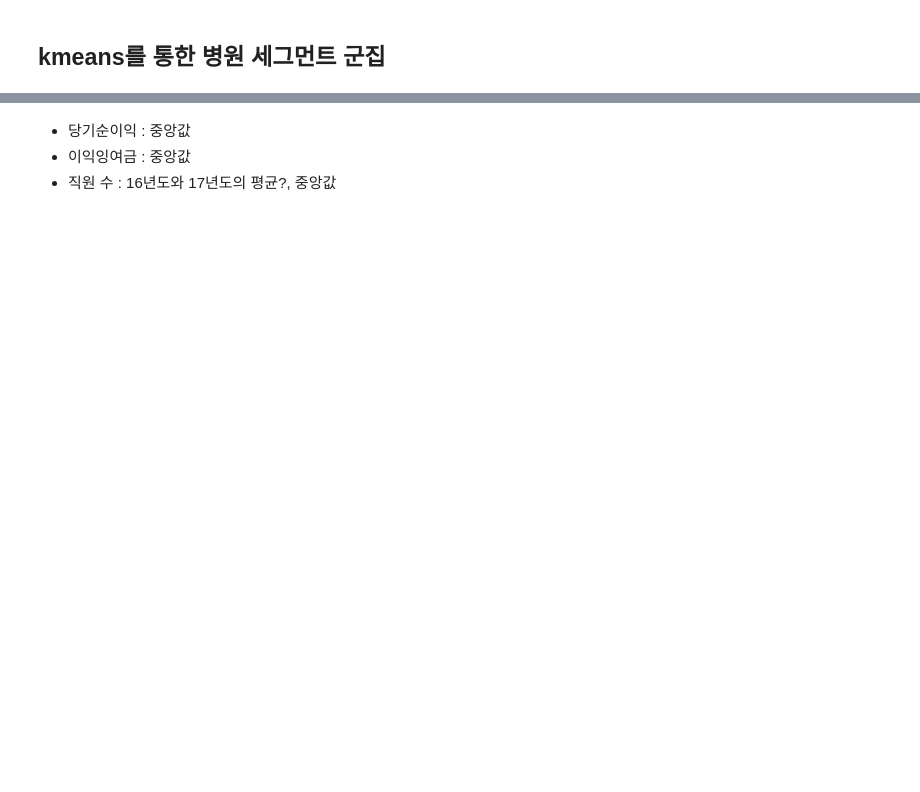
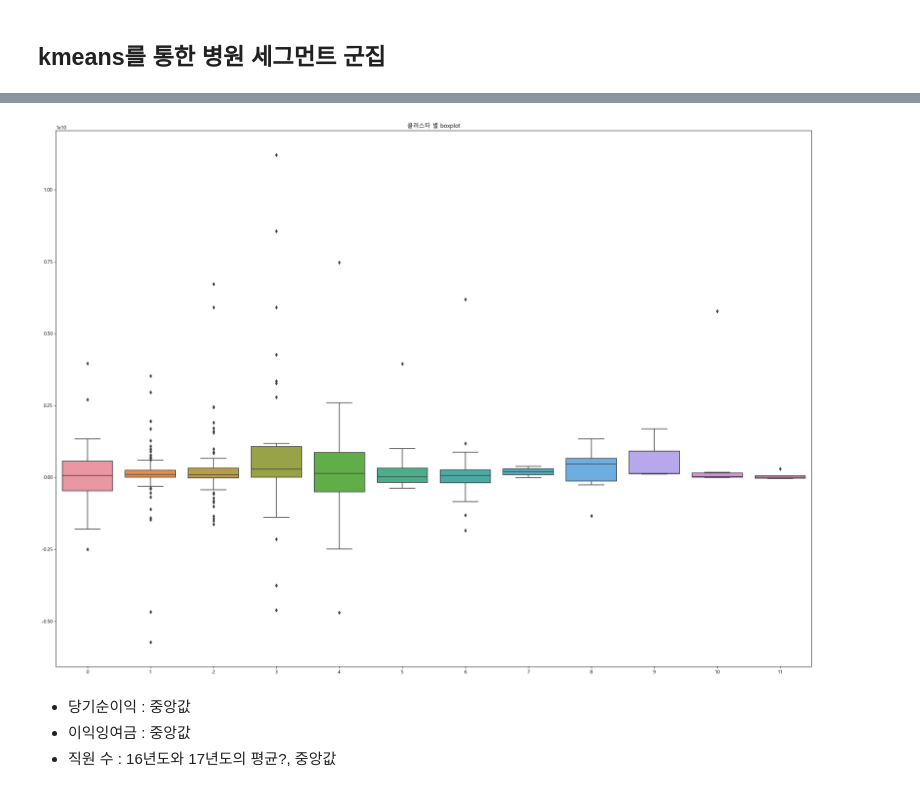
Before and after one commit to nyeokinyeoki/Gym_zalabim, a Jupyter notebook: ipynb/hospital.ipynb, the cells around one changed output, grey strips where cells are left out. Saved outputs shown, nothing was run; the diff lists cells and outputs as text; code cells hidden in the pictures; blank space fills up the shorter version.

```diff
--- a/ipynb/hospital.ipynb
+++ b/ipynb/hospital.ipynb
@@ -401,7 +501,0 @@ memory usage: 708.0+ bytes
-# %%
-# df와 pop(인구수) join
-df_new = pd.merge(df, pop, how="inner", left_on="sido", right_on="행정구역(시군구)별")
-df_clst = pd.merge(df_clst, pop, how="inner", left_on="sido", right_on="행정구역(시군구)별")
-print(df_new.head())
-print("-*-*-*-*-*-*-*-*-*-*-*-*-*-*-*-*-*-*-*-*-*-*-")
-print(df_clst.head())
@@ -426,5 +501,0 @@ print(df_clst.head())
-# %%
-# 시도를 one-hot-encoding
-df_new = pd.get_dummies(df_new, columns=["sido"], prefix=["sido"], prefix_sep="_", dtype=int)
-df_clst = pd.get_dummies(df_clst, columns=["sido"], prefix=["sido"], prefix_sep="_", dtype=int)
-df_new.info()
@@ -449,6 +501,0 @@ memory usage: 244.2+ KB
-# %%
-# 병원 군집을 통해 결측치 예측을 하고자 함, surplus1 / 2, profit1 / 2, employee 1 / 2
-df_new.drop(columns="행정구역(시군구)별", axis=1, inplace=True)
-df_clst.drop(columns="행정구역(시군구)별", axis=1, inplace=True)
-
-df_clst.info()
@@ -472,0 +502,4 @@ memory usage: 88.1 KB
+# %%
+df_clst = same_prepro(df_clst, df_pop=pop)
+df_clst.info()
+df_clst.head()
@@ -640,8 +759,10 @@ def sp_boxplot(DF=None, colClst=None, colbox=None, Range=None) :
 # 17년도 당기순이익 히스토그램
 # sp_hist(DF=df_join_clst, colClst="NumberOfCluster", colhist="profit1", Range=12)
 # %%
-# 17년도 당기순이익 박스플롯
-# sp_boxplot(DF=df_join_clst, colClst="NumberOfCluster", colbox="profit1", Range=12)
+#17년도 당기순이익 박스플롯
+sp_boxplot(DF=df_join_clst, colClst="NumberOfCluster", colbox="profit1", Range=12)
+# %% [output]
+[figure, added]
 # %%
 # test_df[test_df["1"].notnull()]
 # %%
```
Also changed, not shown: parts of 56 cells of this notebook.
